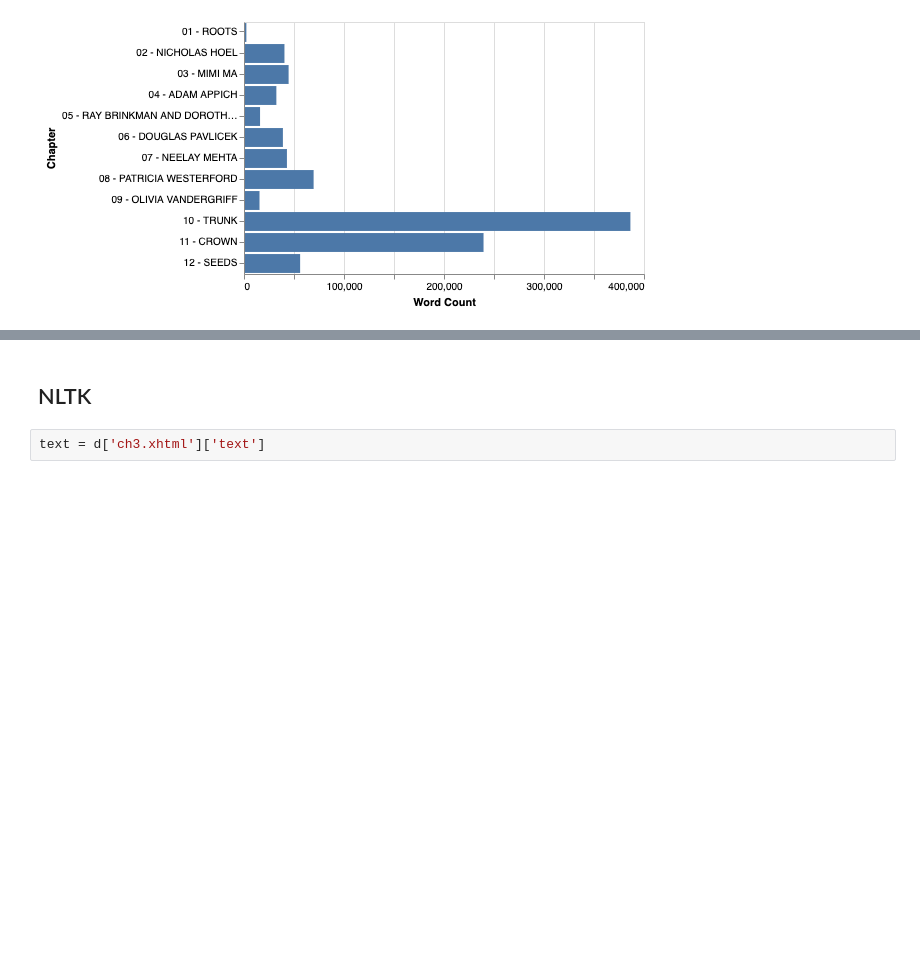
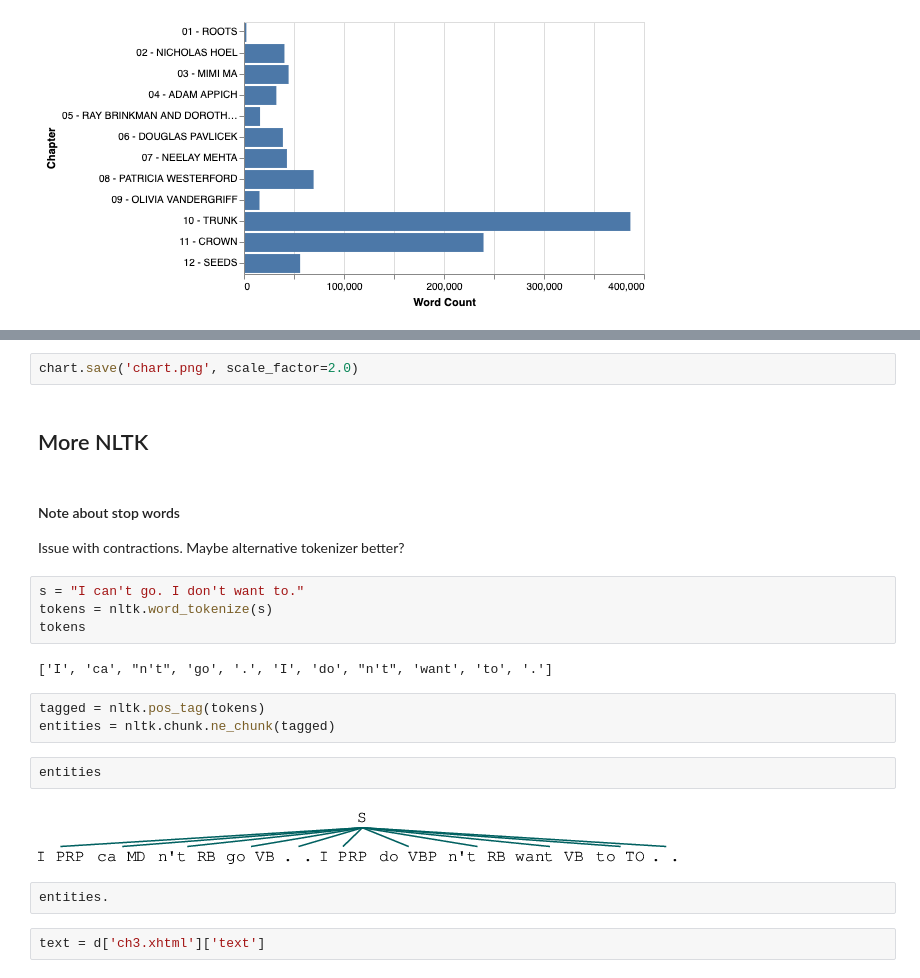
Before and after one commit to dustinmichels/book-report, a Jupyter notebook: notebooks/experiment.ipynb, the cells around one changed output, grey strips where cells are left out. Saved outputs shown, nothing was run; the diff lists cells and outputs as text; blank space fills up the shorter version.

```diff
--- a/notebooks/experiment.ipynb
+++ b/notebooks/experiment.ipynb
@@ -163,5 +236,26 @@ alt.Chart(data).mark_bar().encode(
+# %%
+chart.save('chart.png', scale_factor=2.0)
 # %% [markdown]
-## NLTK
+## More NLTK
+# %% [markdown]
+#### Note about stop words
+
+Issue with contractions. Maybe alternative tokenizer better?
+# %%
+s = "I can't go. I don't want to."
+tokens = nltk.word_tokenize(s)
+tokens
+# %% [output]
+['I', 'ca', "n't", 'go', '.', 'I', 'do', "n't", 'want', 'to', '.']
+# %%
+tagged = nltk.pos_tag(tokens)
+entities = nltk.chunk.ne_chunk(tagged)
+# %%
+entities
+# %% [output]
+[figure, added]
+# %%
+entities.
 # %%
 text = d['ch3.xhtml']['text']
 # %%
```
Also changed, not shown: parts of 22 cells of this notebook, 4 other files.
